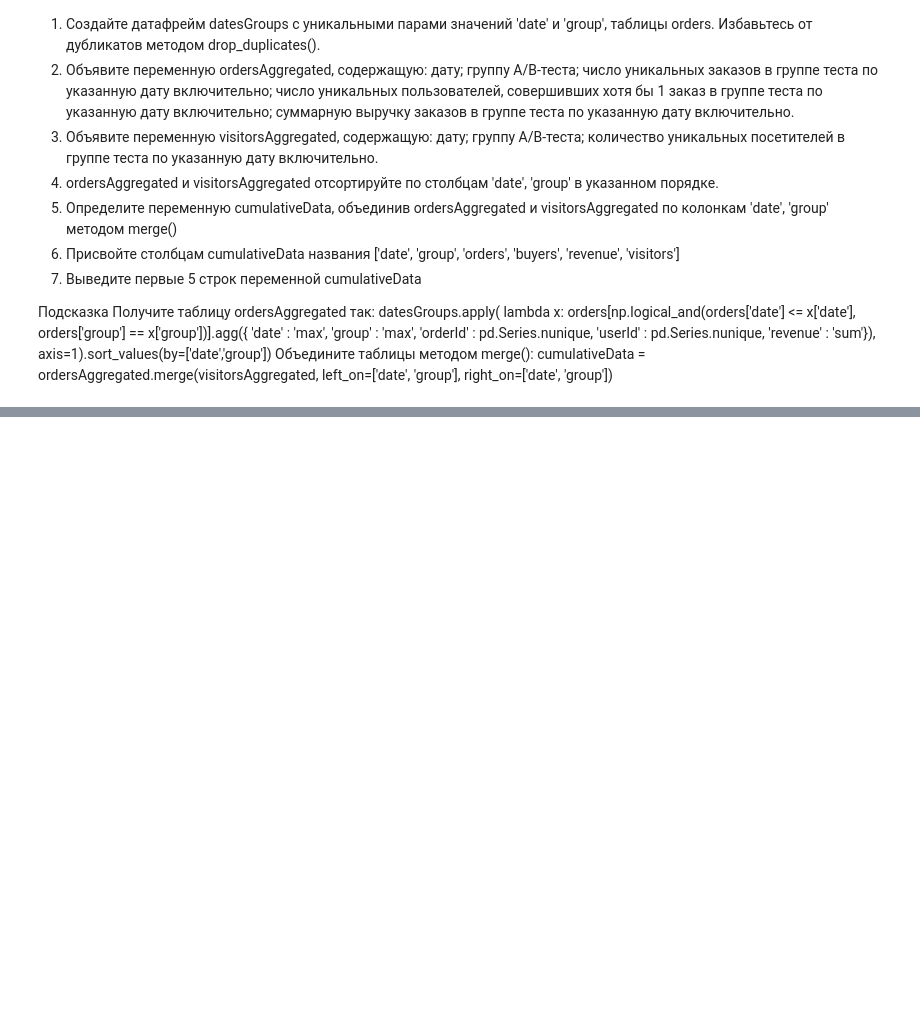
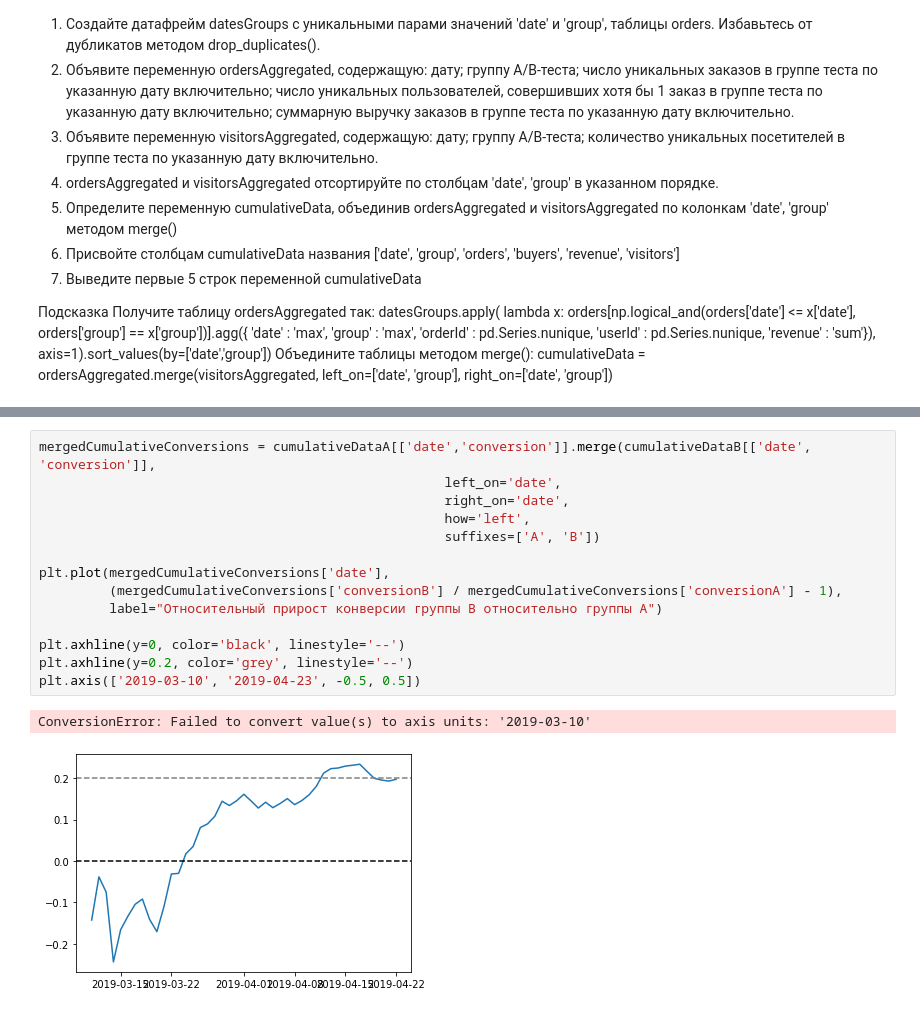
Before and after one commit to parabatareek/DataAnalyst, a Jupyter notebook: Study/Sprint 11 - Принятие решений в бизнесе/3. Анализ результатов AB-теста/4. Стабильность кумулятивных метрик.ipynb, the cells around one changed output, grey strips where cells are left out. Saved outputs shown, nothing was run; the diff lists cells and outputs as text; blank space fills up the shorter version.

```diff
--- a/Study/Sprint 11 - Принятие решений в бизнесе/3. Анализ результатов AB-теста/4. Стабильность кумулятивных метрик.ipynb
+++ b/Study/Sprint 11 - Принятие решений в бизнесе/3. Анализ результатов AB-теста/4. Стабильность кумулятивных метрик.ipynb
@@ -114,0 +221,17 @@ print(cumulativeData.head())
+# %%
+mergedCumulativeConversions = cumulativeDataA[['date','conversion']].merge(cumulativeDataB[['date', 'conversion']],
+                                                    left_on='date',
+                                                    right_on='date',
+                                                    how='left',
+                                                    suffixes=['A', 'B'])
+
+plt.plot(mergedCumulativeConversions['date'],
+         (mergedCumulativeConversions['conversionB'] / mergedCumulativeConversions['conversionA'] - 1),
+         label="Относительный прирост конверсии группы B относительно группы A")
+
+plt.axhline(y=0, color='black', linestyle='--')
+plt.axhline(y=0.2, color='grey', linestyle='--')
+plt.axis(['2019-03-10', '2019-04-23', -0.5, 0.5])
+# %% [output]
+ConversionError: Failed to convert value(s) to axis units: '2019-03-10'
+[figure, added]
```
Also changed, not shown: parts of 11 cells of this notebook, 2 other files.
